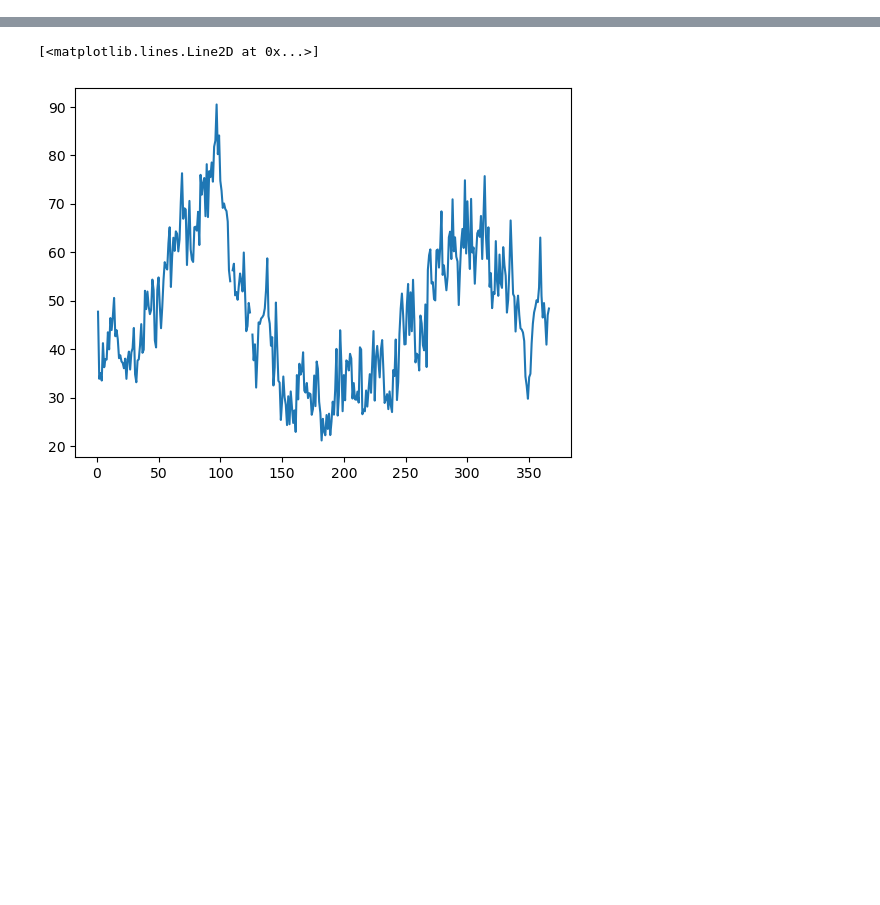
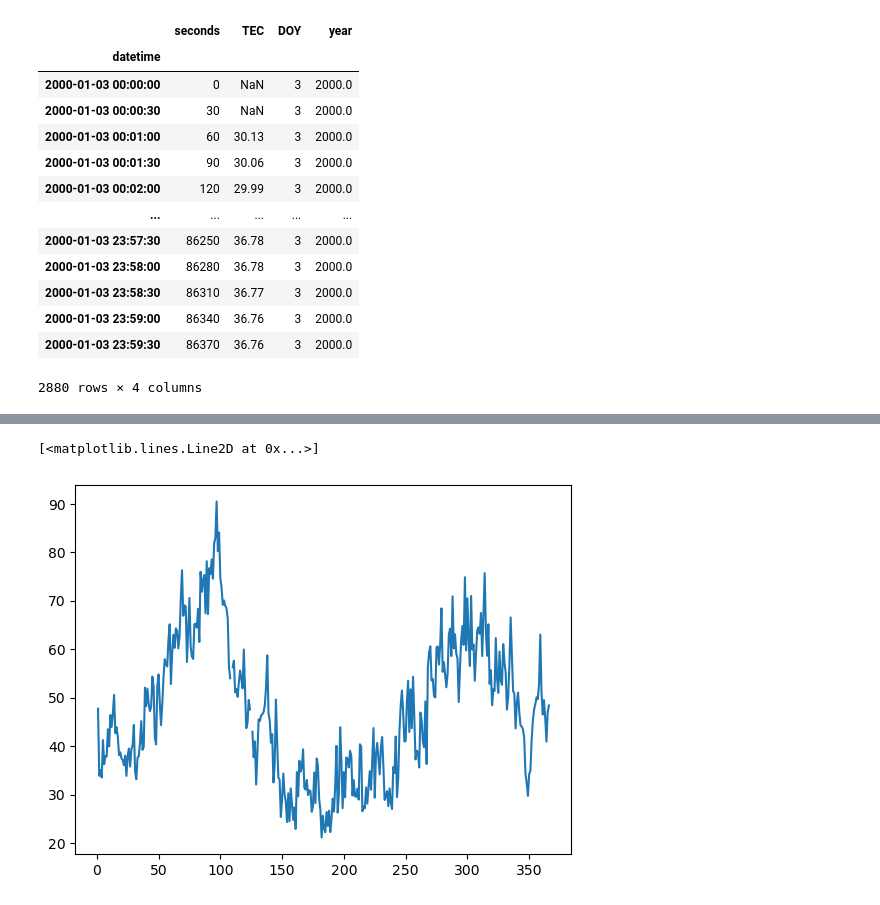
Before and after one commit to atuel96/cargar-estacion-tucu-tec, a Jupyter notebook: read_data.ipynb, the cells around one changed output, grey strips where cells are left out. Saved outputs shown, nothing was run; the diff lists cells and outputs as text; code cells hidden in the pictures; blank space fills up the shorter version.

```diff
--- a/read_data.ipynb
+++ b/read_data.ipynb
@@ -19,3 +42,20 @@ df = load_year_data(year, datafolder)
+# %%
+df[df.DOY == 3]
+# %% [output]
+|  | seconds | TEC | DOY | year |
+| datetime |  |  |  |  |
+| 2000-01-03 00:00:00 | 0 | NaN | 3 | 2000.0 |
+| 2000-01-03 00:00:30 | 30 | NaN | 3 | 2000.0 |
+| 2000-01-03 00:01:00 | 60 | 30.13 | 3 | 2000.0 |
+| 2000-01-03 00:01:30 | 90 | 30.06 | 3 | 2000.0 |
+| 2000-01-03 00:02:00 | 120 | 29.99 | 3 | 2000.0 |
+| ... | ... | ... | ... | ... |
+| 2000-01-03 23:57:30 | 86250 | 36.78 | 3 | 2000.0 |
+| 2000-01-03 23:58:00 | 86280 | 36.78 | 3 | 2000.0 |
+| 2000-01-03 23:58:30 | 86310 | 36.77 | 3 | 2000.0 |
+| 2000-01-03 23:59:00 | 86340 | 36.76 | 3 | 2000.0 |
+| 2000-01-03 23:59:30 | 86370 | 36.76 | 3 | 2000.0 |
+2880 rows × 4 columns
 # %%
 import matplotlib.pyplot as plt
 
```
Also changed, not shown: parts of 2 cells of this notebook, 2 other files.
